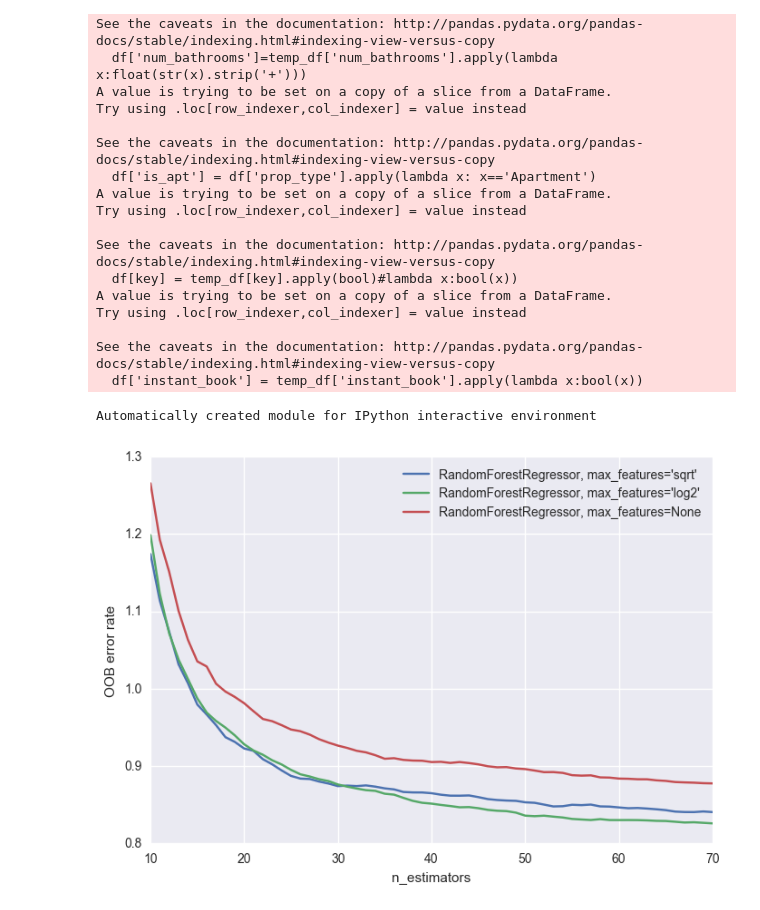
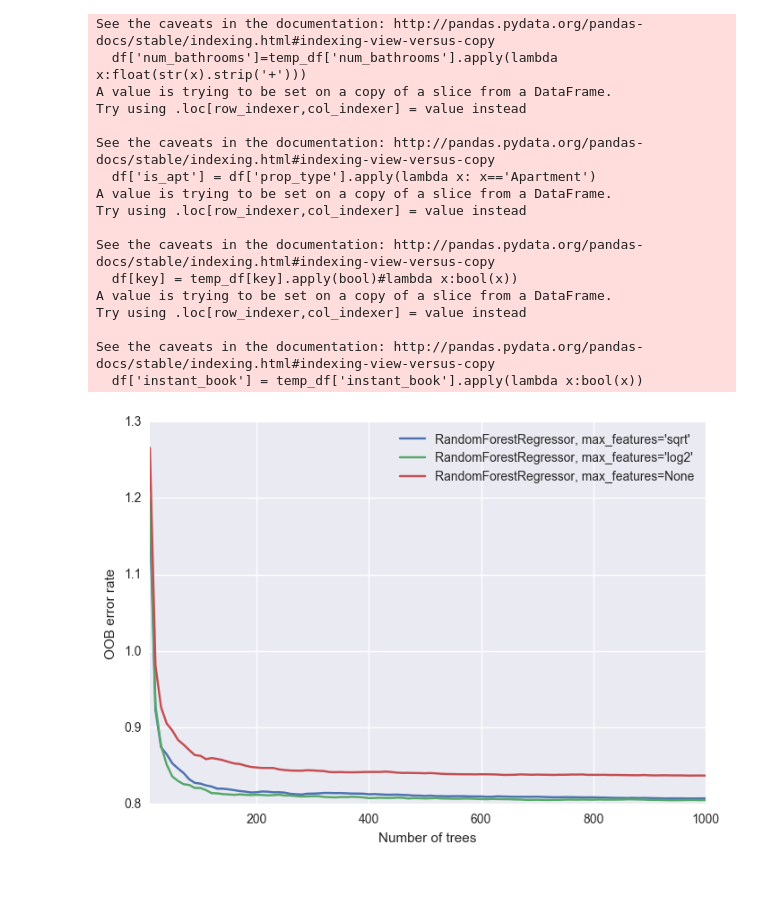
Before and after one commit to btamadio/PricePredictor, a Jupyter notebook: PricePredictor/model_validation.ipynb, the cells around one changed output. Cells and saved outputs as stored; diff of their text form; code cells hidden in the pictures; blank space fills up the shorter version.

```diff
--- a/PricePredictor/model_validation.ipynb
+++ b/PricePredictor/model_validation.ipynb
@@ -53,8 +53,6 @@ y = np.array(df['corr_price'].astype('float'))
 # %%
 from collections import OrderedDict
 from sklearn.ensemble import RandomForestRegressor, ExtraTreesRegressor
-
-print(__doc__)
 
 RANDOM_STATE = 123
 # NOTE: Setting the `warm_start` construction parameter to `True` disables
@@ -80,27 +78,26 @@ error_rate = OrderedDict((label, []) for label, _ in ensemble_clfs)
 
 # Range of `n_estimators` values to explore.
 min_estimators = 10
-max_estimators = 70
+max_estimators = 1000
 
 for label, clf in ensemble_clfs:
-    for i in range(min_estimators, max_estimators + 1):
+    for i in range(min_estimators, max_estimators + 1,10):
         clf.set_params(n_estimators=i)
         clf.fit(X, y)
 
         # Record the OOB error for each `n_estimators=i` setting.
         oob_error = 1 - clf.oob_score_
         error_rate[label].append((i, oob_error))
-
-# Generate the "OOB error rate" vs. "n_estimators" plot.
-for label, clf_err in error_rate.items():
-    xs, ys = zip(*clf_err)
-    plt.plot(xs, ys, label=label)
-
-plt.xlim(min_estimators, max_estimators)
-plt.xlabel("n_estimators")
-plt.ylabel("OOB error rate")
-plt.legend(loc="upper right")
-plt.show()
-# %% [output]
-Automatically created module for IPython interactive environment
-[figure, removed]
+# %%
+# # Generate the "OOB error rate" vs. "n_estimators" plot.
+for label, clf_err in error_rate.items():
+    xs, ys = zip(*clf_err)
+    plt.plot(xs, ys, label=label)
+
+plt.xlim(min_estimators, max_estimators)
+plt.xlabel("Number of trees")
+plt.ylabel("OOB error rate")
+plt.legend(loc="upper right")
+plt.show()
+# %% [output]
+[figure, added]
```
Also changed, not shown: 3 other files.
